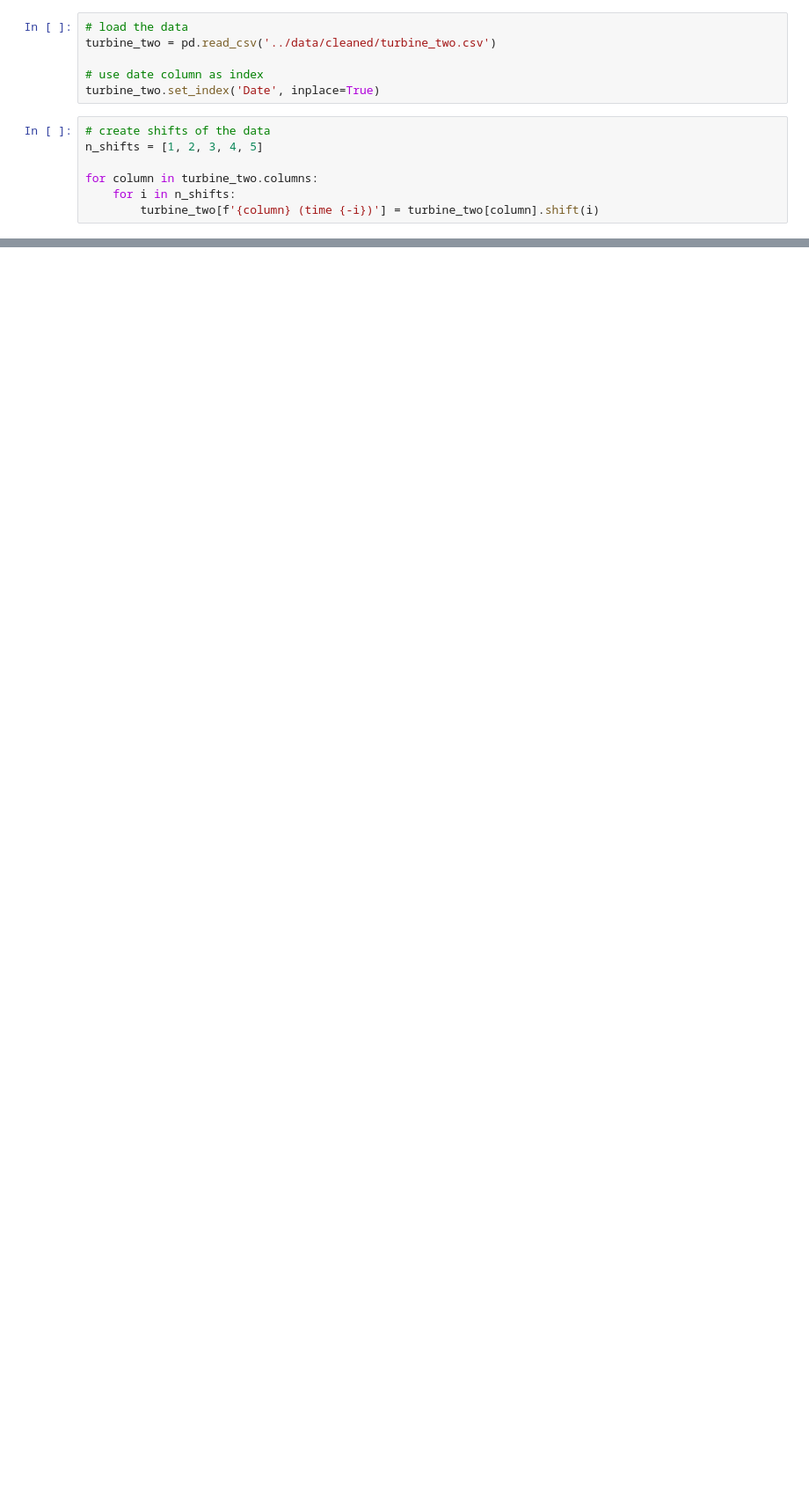
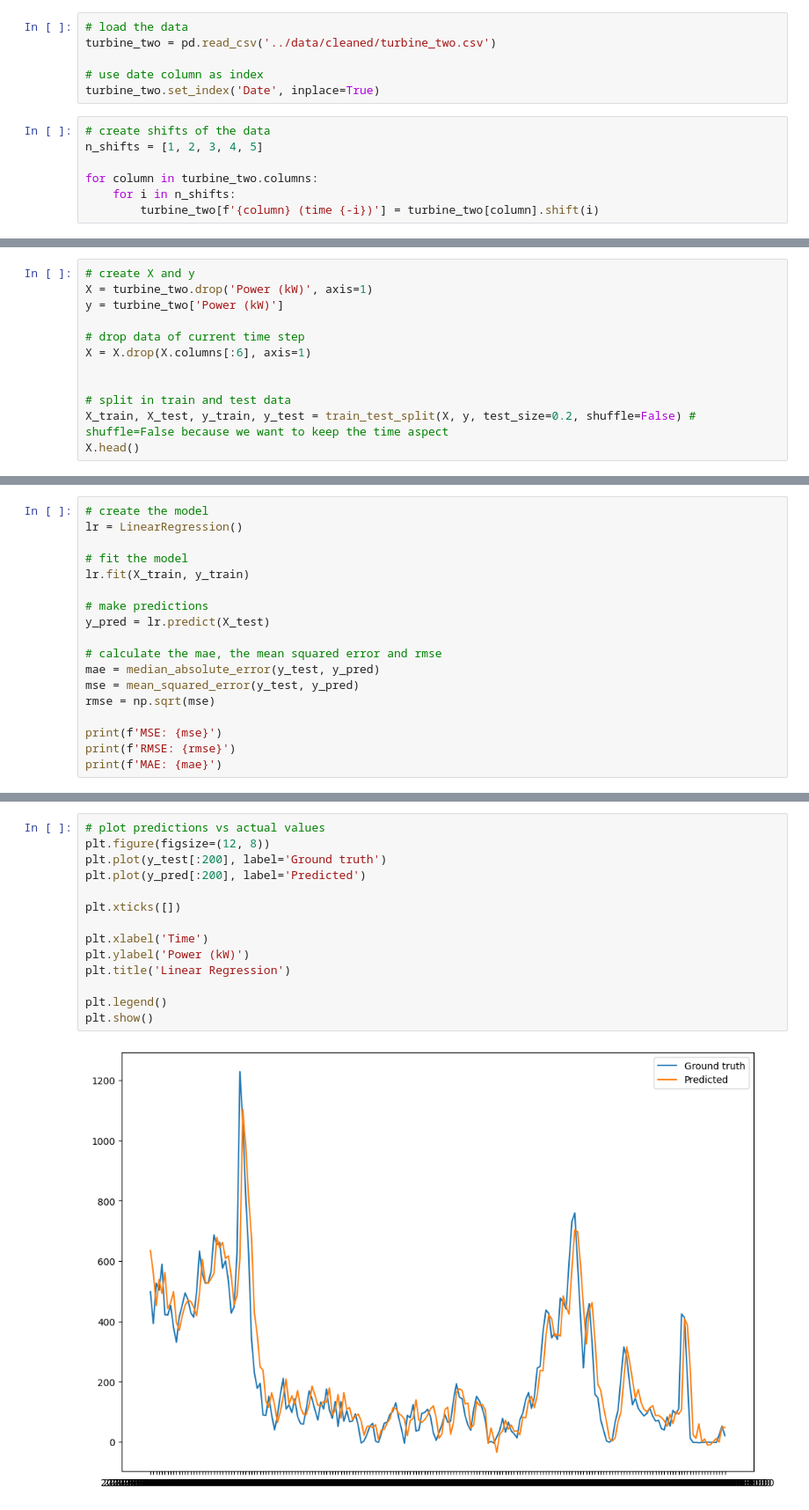
Before and after one commit to H-Kugler/forecasting-wind-power, a Jupyter notebook: notebooks/LR_GP.ipynb, the cells around one changed output, grey strips where cells are left out. Shown: that part at 88% size. Cells and saved outputs as stored; diff of their text form; blank space fills up the shorter version.

```diff
--- a/notebooks/LR_GP.ipynb
+++ b/notebooks/LR_GP.ipynb
@@ -59,0 +72,12 @@ turbine_two.head()
+# %%
+# create X and y
+X = turbine_two.drop('Power (kW)', axis=1)
+y = turbine_two['Power (kW)']
+
+# drop data of current time step
+X = X.drop(X.columns[:6], axis=1)
+
+
+# split in train and test data
+X_train, X_test, y_train, y_test = train_test_split(X, y, test_size=0.2, shuffle=False) # shuffle=False because we want to keep the time aspect
+X.head()
@@ -59,0 +93,18 @@ turbine_two.head()
+# %%
+# create the model
+lr = LinearRegression()
+
+# fit the model
+lr.fit(X_train, y_train)
+
+# make predictions
+y_pred = lr.predict(X_test)
+
+# calculate the mae, the mean squared error and rmse
+mae = median_absolute_error(y_test, y_pred)
+mse = mean_squared_error(y_test, y_pred)
+rmse = np.sqrt(mse)
+
+print(f'MSE: {mse}')
+print(f'RMSE: {rmse}')
+print(f'MAE: {mae}')
@@ -59,0 +115,16 @@ turbine_two.head()
+# %%
+# plot predictions vs actual values
+plt.figure(figsize=(12, 8))
+plt.plot(y_test[:200], label='Ground truth')
+plt.plot(y_pred[:200], label='Predicted')
+
+plt.xticks([])
+
+plt.xlabel('Time')
+plt.ylabel('Power (kW)')
+plt.title('Linear Regression')
+
+plt.legend()
+plt.show()
+# %% [output]
+[figure, added]
```
Also changed, not shown: parts of 12 cells of this notebook.
